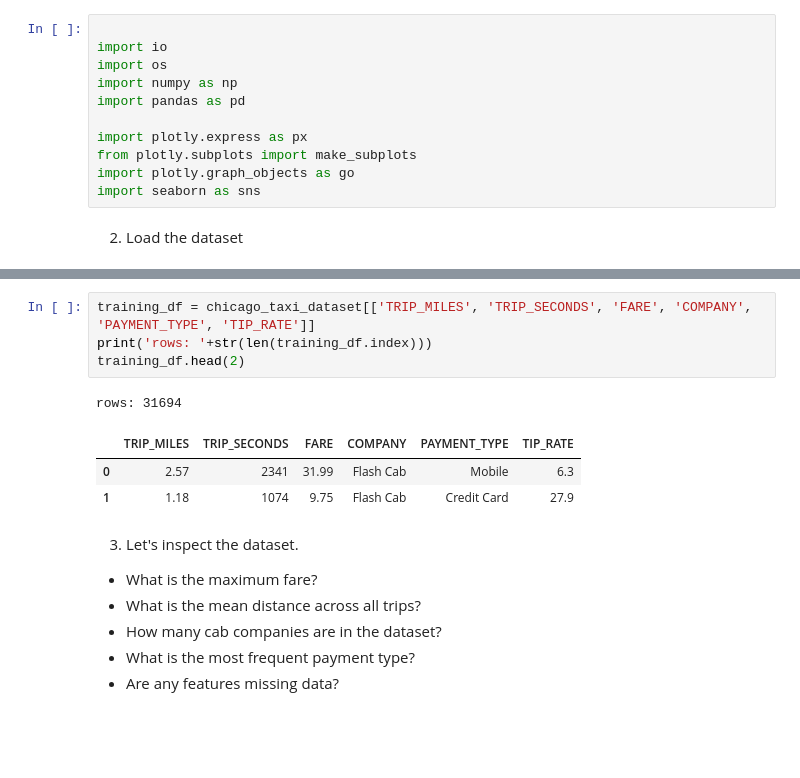
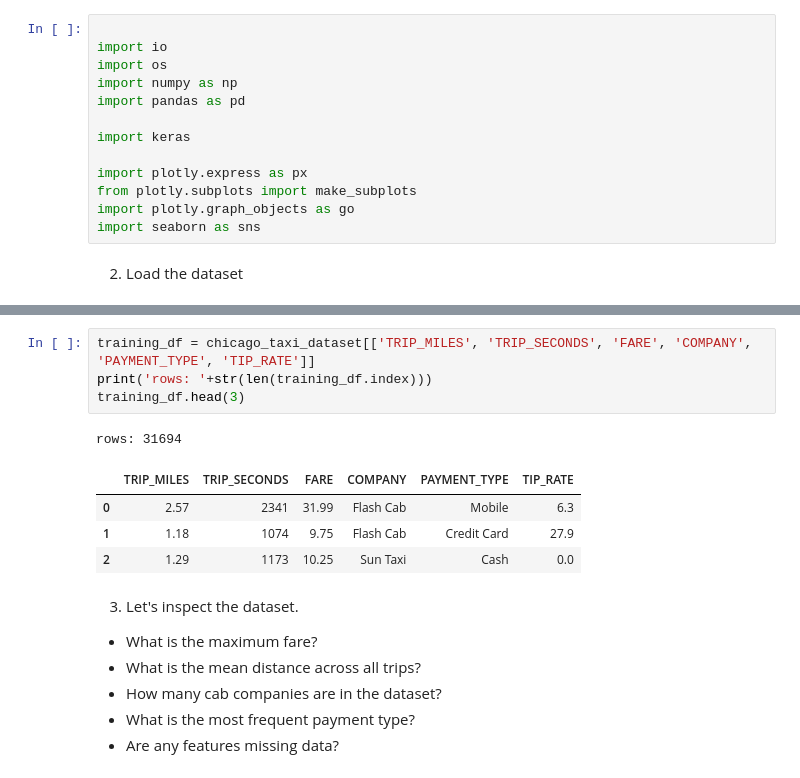
Before and after one commit to deepyes02/machine-learning-algorithms, a Jupyter notebook: linear-regression.ipynb, the cells around one changed output, grey strips where cells are left out. Cells and saved outputs as stored; diff of their text form; blank space fills up the shorter version.

```diff
--- a/linear-regression.ipynb
+++ b/linear-regression.ipynb
@@ -9,6 +10,8 @@ import os
 import numpy as np
 import pandas as pd
 
+import keras
+
 import plotly.express as px
 from plotly.subplots import make_subplots
 import plotly.graph_objects as go
@@ -25,12 +28,13 @@ chicago_taxi_dataset.head(2)
 # %%
 training_df = chicago_taxi_dataset[['TRIP_MILES', 'TRIP_SECONDS', 'FARE', 'COMPANY', 'PAYMENT_TYPE', 'TIP_RATE']]
 print('rows: '+str(len(training_df.index)))
-training_df.head(2)
+training_df.head(3)
 # %% [output]
 rows: 31694
 |  | TRIP_MILES | TRIP_SECONDS | FARE | COMPANY | PAYMENT_TYPE | TIP_RATE |
 | 0 | 2.57 | 2341 | 31.99 | Flash Cab | Mobile | 6.3 |
 | 1 | 1.18 | 1074 | 9.75 | Flash Cab | Credit Card | 27.9 |
+| 2 | 1.29 | 1173 | 10.25 | Sun Taxi | Cash | 0.0 |
 # %% [markdown]
 3. Let's inspect the dataset.
   * What is the maximum fare?
```
Also changed, not shown: parts of 9 cells of this notebook, 1 other file.
